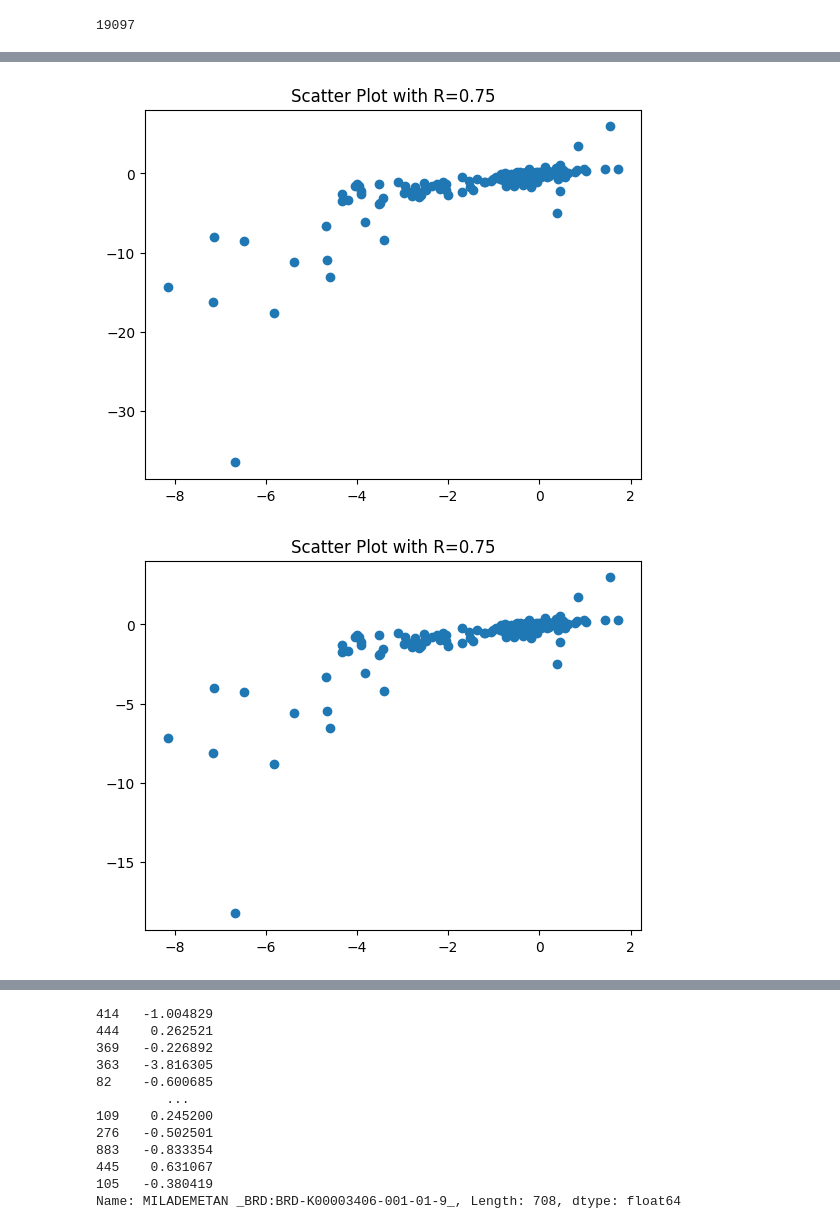
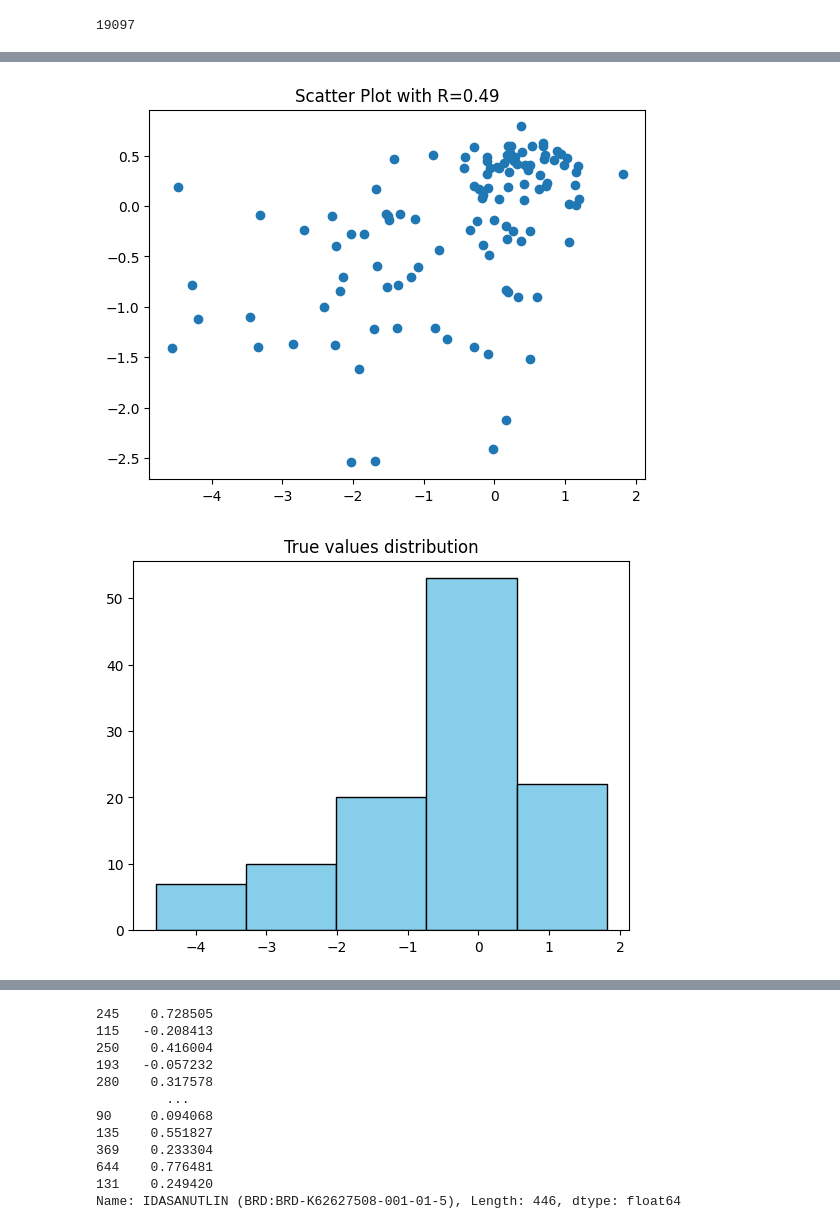
Before and after one commit to sarameirab/bioinformatics_analysis, a Jupyter notebook: code/python_scripts/machine_learning_chunks.ipynb, the cells around one changed output, grey strips where cells are left out. Cells and saved outputs as stored; diff of their text form; code cells hidden in the pictures.

```diff
--- a/code/python_scripts/machine_learning_chunks.ipynb
+++ b/code/python_scripts/machine_learning_chunks.ipynb
@@ -1,11 +1,11 @@
 # %%
 DRUG_1 = "MILADEMETAN (BRD:BRD-K00003406-001-01-9)"
-DRUG_2 = "IDASANUTLIN _BRD:BRD-K62627508-001-01-5_"
-DRUG_3 = "SAR405838 _BRD:BRD-A16035238-001-01-7_"
-DRUG_4 = "CGM097 _BRD:BRD-K79584249-001-01-3_"
-DRUG_5 = "AMG-232 _BRD:BRD-K64925568-001-01-8_"
-DRUG_6 = "RG7112 _BRD:BRD-A78210457-001-01-5_"
-TARGET_DRUG = DRUG_1
+DRUG_2 = "IDASANUTLIN (BRD:BRD-K62627508-001-01-5)"
+DRUG_3 = "SAR405838 (BRD:BRD-A16035238-001-01-7)"
+DRUG_4 = "CGM097 (BRD:BRD-K79584249-001-01-3)"
+DRUG_5 = "AMG-232 (BRD:BRD-K64925568-001-01-8)"
+DRUG_6 = "RG7112 (BRD:BRD-A78210457-001-01-5)"
+TARGET_DRUG = DRUG_2
 # %%
 import os
 import pandas as pd
@@ -134,6 +143,6 @@ NameError: name 'drug_df' is not defined
 # %%
 scaler = StandardScaler()
-X_scaled = scaler.fit_transform(X)
+X_scaled = scaler.fit_transform(x)
 
 # Split data into training and testing sets
 X_train, X_test, y_train, y_test = train_test_split(X_scaled, y, test_size=0.2, random_state=42)
@@ -313,42 +308,32 @@ true_values_on_training_list = y_train.tolist()
 all_sensitivities = y.tolist()
 
 r, p_value = pearsonr(true_values_list, predictions_list)
 plt.title(f'Scatter Plot with R={r:.2f}')
 plt.scatter(true_values_list, predictions_list)
 plt.show()
 
-r, p_value = pearsonr(true_values_list, predictions_list_divided_by_two)
-plt.title(f'Scatter Plot with R={r:.2f}')
-plt.scatter(true_values_list, predictions_list_divided_by_two)
-plt.show()
-
 
 plt.hist(true_values_list, bins=5, color='skyblue', edgecolor='black')
 plt.title("True values distribution")
 plt.show()
-
-plt.hist(predictions_list_divided_by_two, bins=5, color='skyblue', edgecolor='black')
-plt.title("Prediction divided by two distribution")
-plt.show()
-
 
 plt.hist(predictions_list, bins=5, color='skyblue', edgecolor='black')
 plt.title("Prediction distribution")
 plt.show()
 
 plt.hist(true_values_on_training_list, bins=5, color='skyblue', edgecolor='black')
 plt.title("True values on training distribution")
 plt.show()
 
 
 plt.hist(prediction_on_training_list, bins=5, color='skyblue', edgecolor='black')
 plt.title("Prediction on training distribution")
 plt.show()
 
 
 plt.hist(all_sensitivities, bins=5, color='skyblue', edgecolor='black')
 plt.title("True All sensitivities distribution")
 plt.show()
 # %% [output]
-[figure, old version]
+[figure, new version]
-[figure, old version]
+[figure, new version]
@@ -361,18 +344,18 @@ plt.show()
 # %%
 y_train
 # %% [output]
-414   -1.004829
-444    0.262521
-369   -0.226892
-363   -3.816305
-82    -0.600685
+245    0.728505
+115   -0.208413
+250    0.416004
+193   -0.057232
+280    0.317578
          ...
-109    0.245200
-276   -0.502501
-883   -0.833354
-445    0.631067
-105   -0.380419
-Name: MILADEMETAN _BRD:BRD-K00003406-001-01-9_, Length: 708, dtype: float64
+90     0.094068
+135    0.551827
+369    0.233304
+644    0.776481
+131    0.249420
+Name: IDASANUTLIN (BRD:BRD-K62627508-001-01-5), Length: 446, dtype: float64
 # %%
 y_test
 # %% [output]
```
Also changed, not shown: parts of 13 cells of this notebook.
